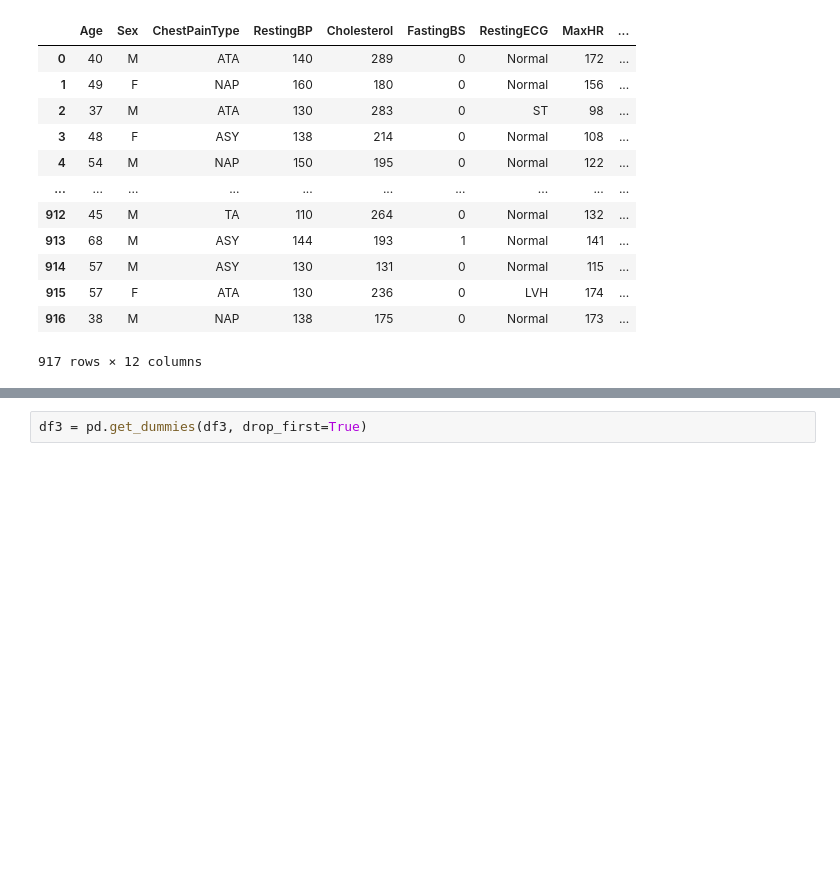
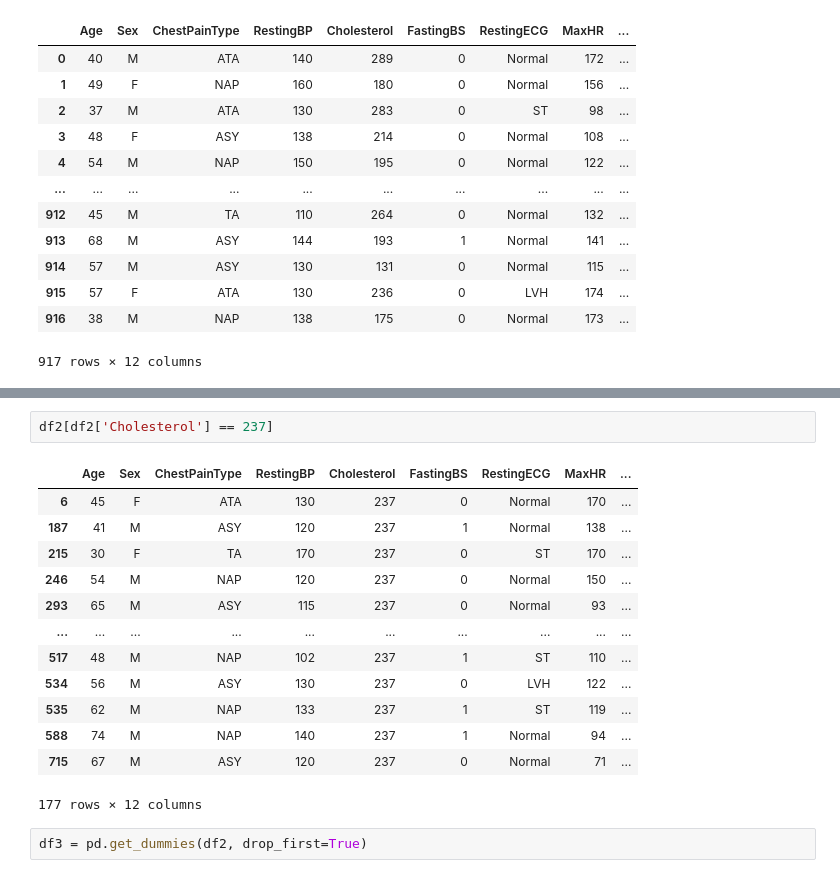
Before and after one commit to CarlosEduardo254/TrabalhoFinal_AprendMaquina, a Jupyter notebook: TrabalhoFinal.ipynb, the cells around one changed output, grey strips where cells are left out. Drawn from its saved outputs; the diff is of its cells as text; blank space fills up the shorter version.

```diff
--- a/TrabalhoFinal.ipynb
+++ b/TrabalhoFinal.ipynb
@@ -391,5 +414,21 @@ df3
+# %%
+df2[df2['Cholesterol'] == 237]
+# %% [output]
+|  | Age | Sex | ChestPainType | RestingBP | Cholesterol | FastingBS | RestingECG | MaxHR | ... |
+| 6 | 45 | F | ATA | 130 | 237 | 0 | Normal | 170 | ... |
+| 187 | 41 | M | ASY | 120 | 237 | 1 | Normal | 138 | ... |
+| 215 | 30 | F | TA | 170 | 237 | 0 | ST | 170 | ... |
+| 246 | 54 | M | NAP | 120 | 237 | 0 | Normal | 150 | ... |
+| 293 | 65 | M | ASY | 115 | 237 | 0 | Normal | 93 | ... |
+| ... | ... | ... | ... | ... | ... | ... | ... | ... | ... |
+| 517 | 48 | M | NAP | 102 | 237 | 1 | ST | 110 | ... |
+| 534 | 56 | M | ASY | 130 | 237 | 0 | LVH | 122 | ... |
+| 535 | 62 | M | NAP | 133 | 237 | 1 | ST | 119 | ... |
+| 588 | 74 | M | NAP | 140 | 237 | 1 | Normal | 94 | ... |
+| 715 | 67 | M | ASY | 120 | 237 | 0 | Normal | 71 | ... |
+177 rows × 12 columns
 # %%
-df3 = pd.get_dummies(df3, drop_first=True)
+df3 = pd.get_dummies(df2, drop_first=True)
 # %%
 df3
 # %% [output]
```
Also changed, not shown: parts of 31 cells of this notebook.
